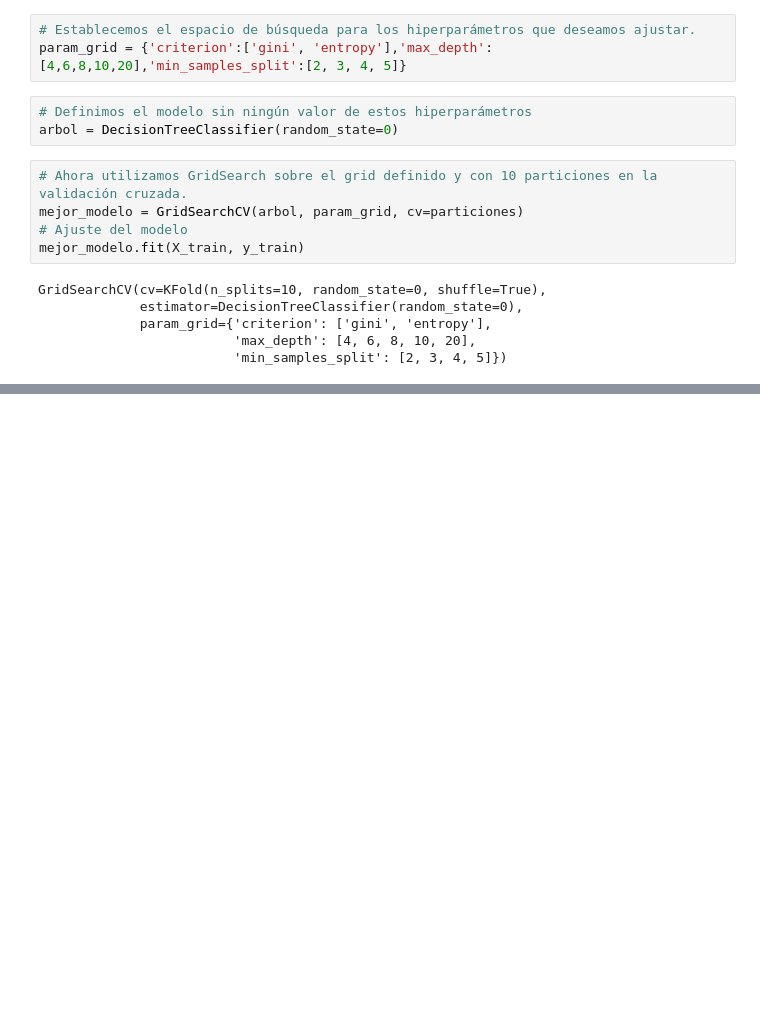
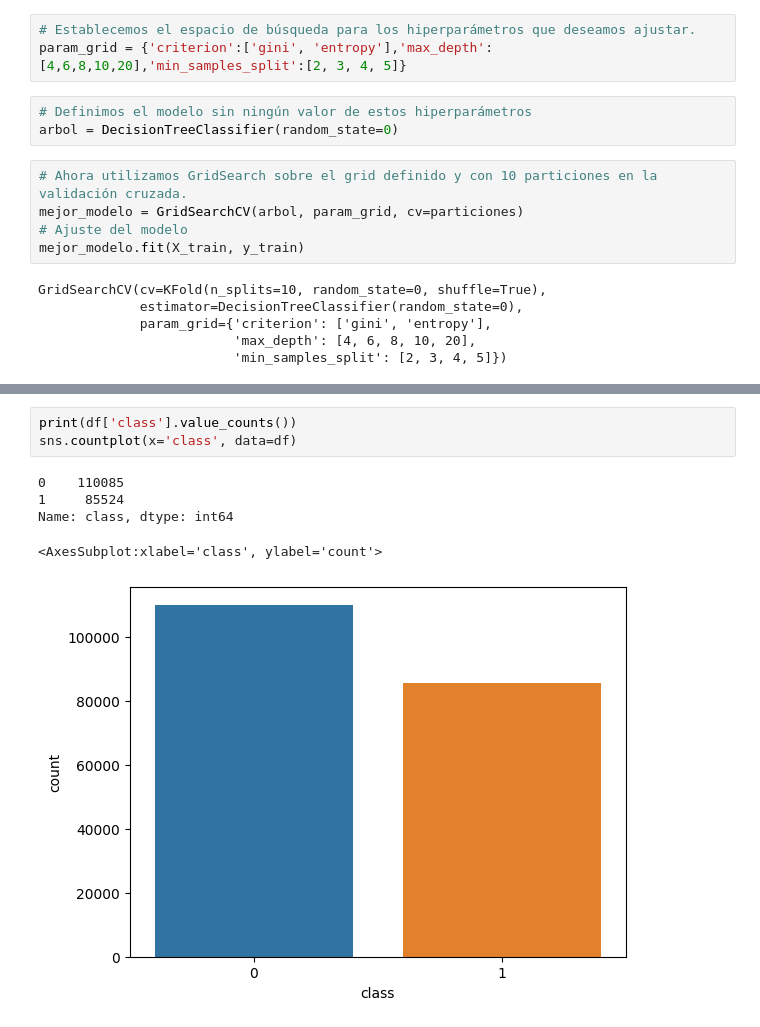
Before and after one commit to JESUSDAVIDBARRIOS/repo_labs_BI, a Jupyter notebook: proyecto/Etapa1/modelo_arbol_de_decision.ipynb, the cells around one changed output, grey strips where cells are left out. Cells and saved outputs as stored; diff of their text form; blank space fills up the shorter version.

```diff
--- a/proyecto/Etapa1/modelo_arbol_de_decision.ipynb
+++ b/proyecto/Etapa1/modelo_arbol_de_decision.ipynb
@@ -145,0 +158,9 @@ weighted avg       0.77      0.65      0.58     29342
+# %%
+print(df['class'].value_counts())
+sns.countplot(x='class', data=df)
+# %% [output]
+0    110085
+1     85524
+Name: class, dtype: int64
+<AxesSubplot:xlabel='class', ylabel='count'>
+[figure, added]
```
Also changed, not shown: parts of 6 cells of this notebook.
